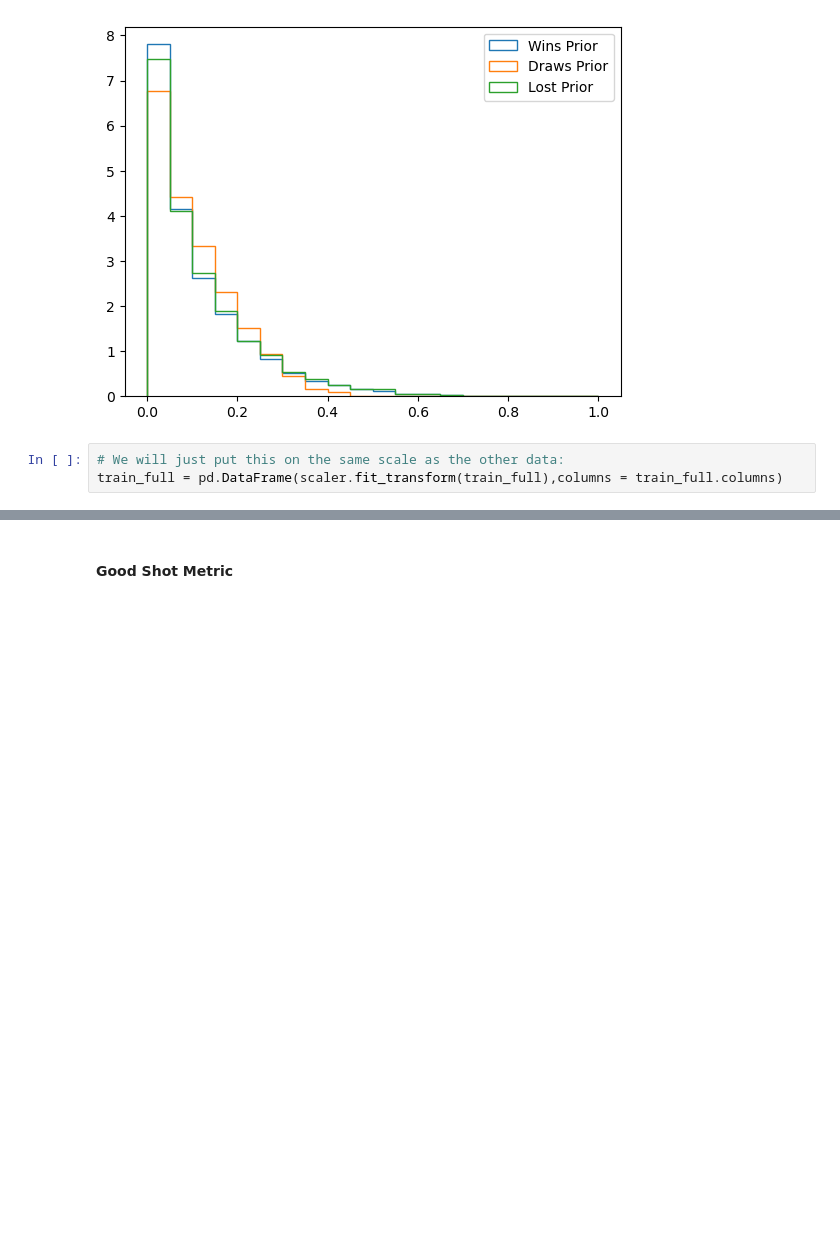
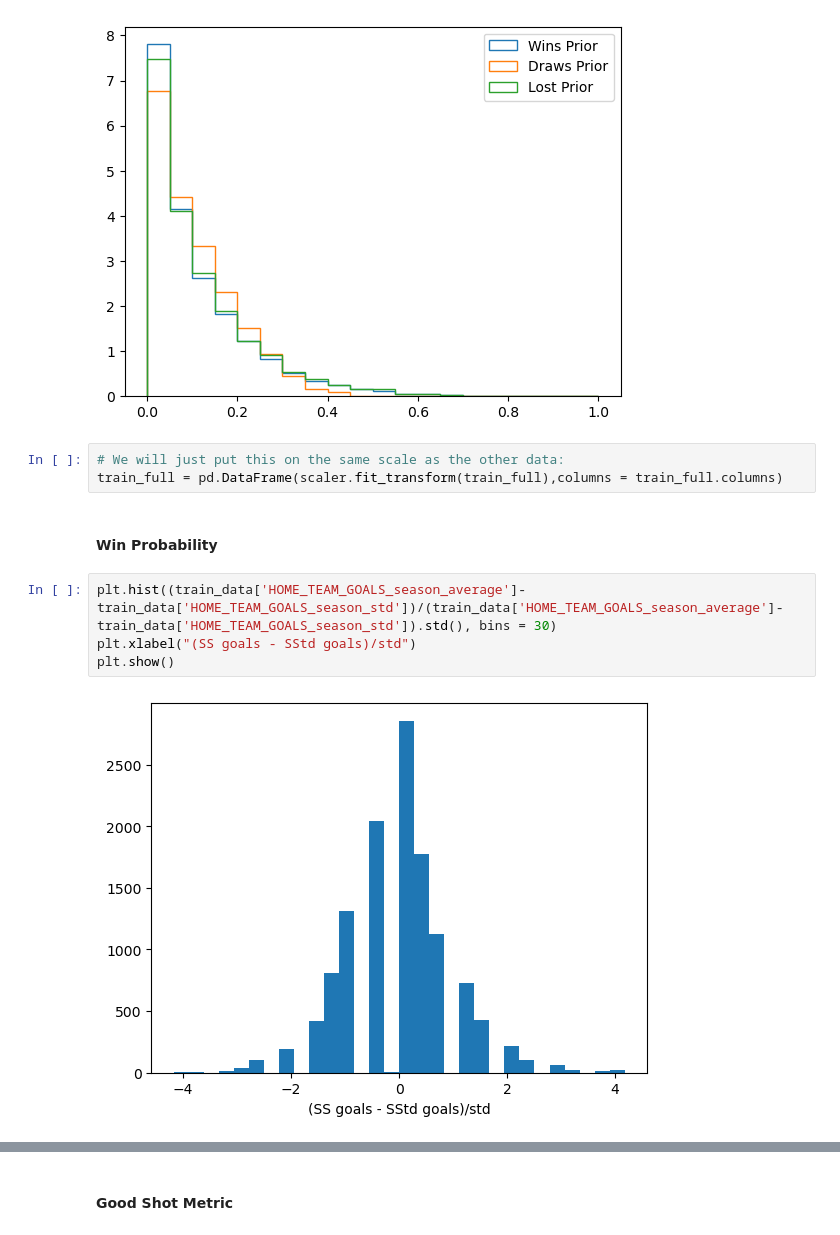
Before and after one commit to DomincDootson/Football_Game_Prediction, a Jupyter notebook: Exploratory_Data_Analysis.ipynb, the cells around one changed output, grey strips where cells are left out. Cells and saved outputs as stored; diff of their text form; blank space fills up the shorter version.

```diff
--- a/Exploratory_Data_Analysis.ipynb
+++ b/Exploratory_Data_Analysis.ipynb
@@ -623,3 +613,11 @@ plt.show()
 # %%
 # We will just put this on the same scale as the other data:
 train_full = pd.DataFrame(scaler.fit_transform(train_full),columns = train_full.columns)
+# %% [markdown]
+#### Win Probability
+# %%
+plt.hist((train_data['HOME_TEAM_GOALS_season_average']-train_data['HOME_TEAM_GOALS_season_std'])/(train_data['HOME_TEAM_GOALS_season_average']-train_data['HOME_TEAM_GOALS_season_std']).std(), bins = 30)
+plt.xlabel("(SS goals - SStd goals)/std")
+plt.show()
+# %% [output]
+[figure, added]
```
Also changed, not shown: parts of 13 cells of this notebook, 19 other files.
